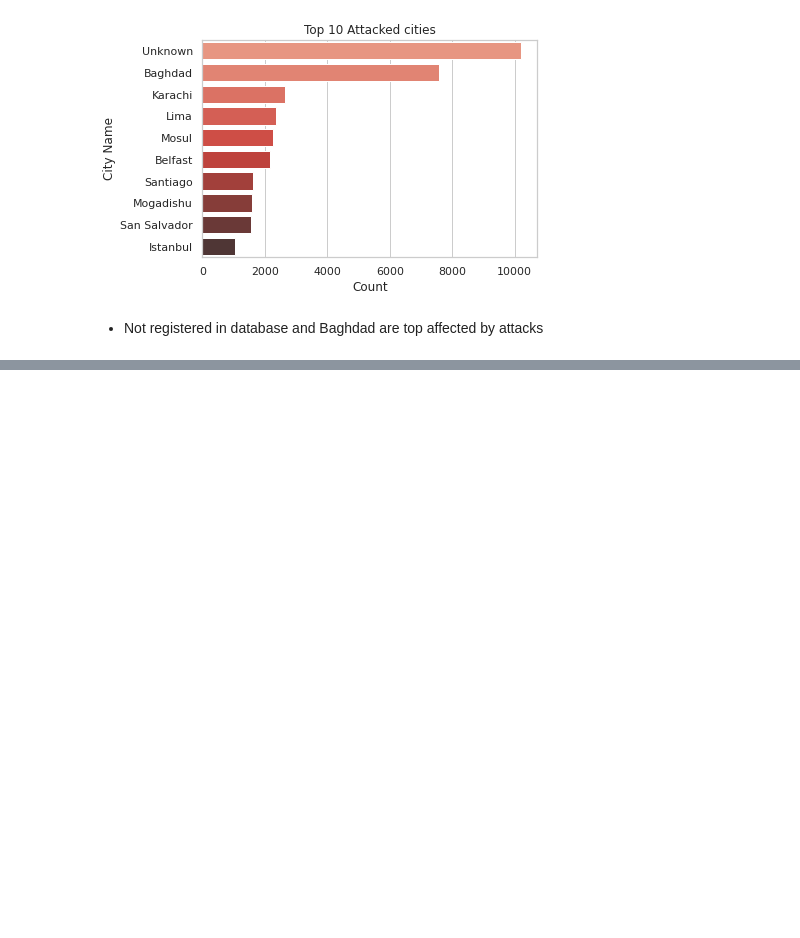
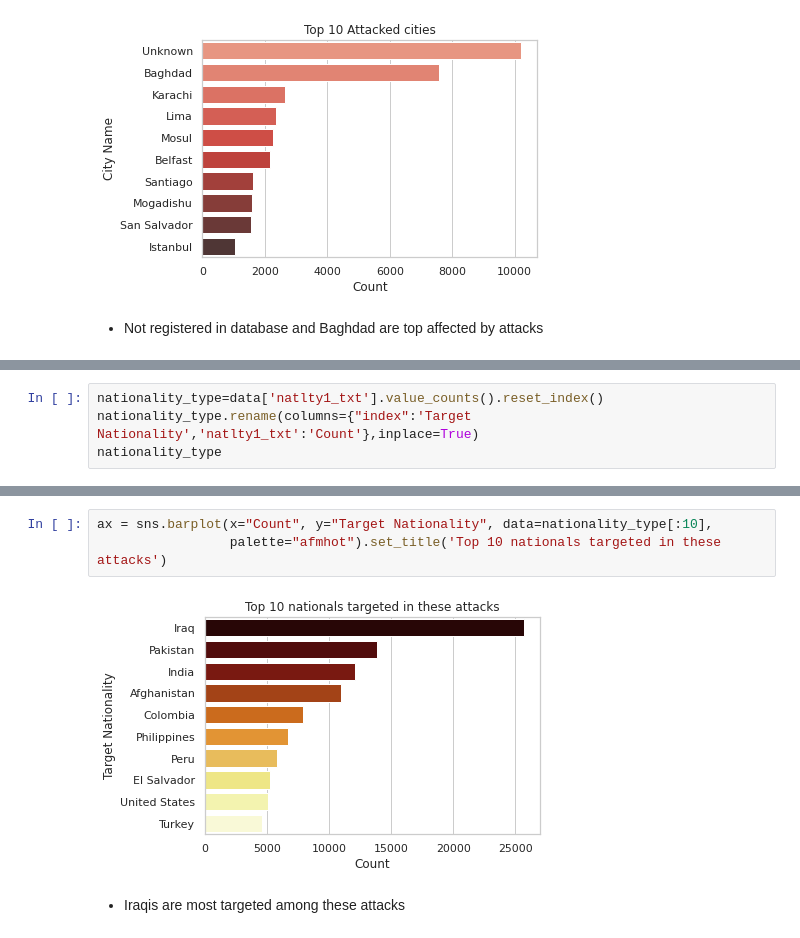
Before and after one commit to Jayjake1/DataAnalysis, a Jupyter notebook: Global_Terrorism_Analysis.ipynb, the cells around one changed output, grey strips where cells are left out. Saved outputs shown, nothing was run; the diff lists cells and outputs as text; blank space fills up the shorter version.

```diff
--- a/Global_Terrorism_Analysis.ipynb
+++ b/Global_Terrorism_Analysis.ipynb
@@ -449,0 +529,4 @@ ax = sns.barplot(x="Count", y="City Name", data=city_wise[:10],
+# %%
+nationality_type=data['natlty1_txt'].value_counts().reset_index()
+nationality_type.rename(columns={"index":'Target Nationality','natlty1_txt':'Count'},inplace=True)
+nationality_type
@@ -449,0 +547,7 @@ ax = sns.barplot(x="Count", y="City Name", data=city_wise[:10],
+# %%
+ax = sns.barplot(x="Count", y="Target Nationality", data=nationality_type[:10],
+                 palette="afmhot").set_title('Top 10 nationals targeted in these attacks')
+# %% [output]
+[figure, added]
+# %% [markdown]
+- Iraqis are most targeted among these attacks
```
Also changed, not shown: parts of 17 cells of this notebook.
